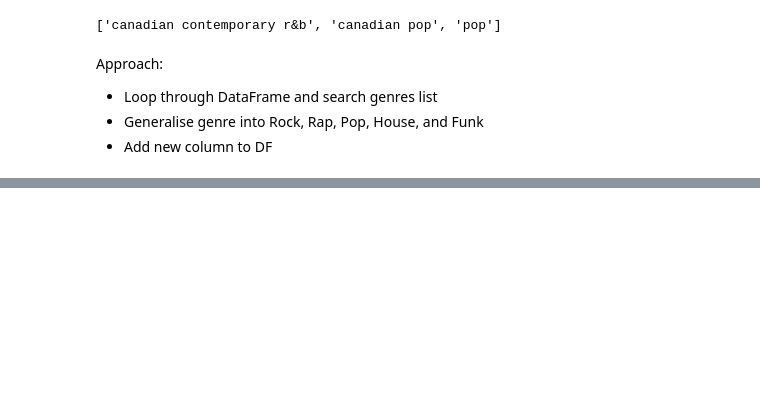
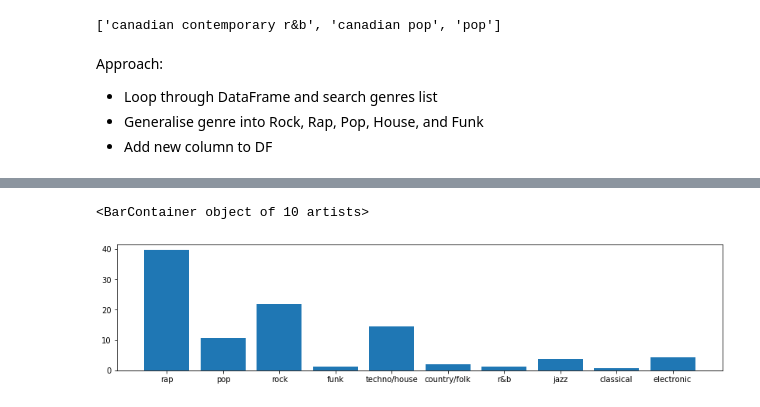
Before and after one commit to jacKlinc/spotify-usage-analysis, a Jupyter notebook: notebooks/1_spotipy_scraping_src.ipynb, the cells around one changed output, grey strips where cells are left out. Drawn from its saved outputs; the diff is of its cells as text; code cells hidden in the pictures; blank space fills up the shorter version.

Commit message:
Added Genres Plot
- Genre plotted with percent grading
- 10 genres used with basic weighting
- Refactored Nation, Age and Genres

Added all to Streamlit

```diff
--- a/notebooks/1_spotipy_scraping_src.ipynb
+++ b/notebooks/1_spotipy_scraping_src.ipynb
@@ -646,13 +661,3 @@ Approach:
 - Loop through DataFrame and search genres list
 - Generalise genre into Rock, Rap, Pop, House, and Funk
 - Add new column to DF
-# %%
-for genres in top5.genres:
-    print(genres)
-    # Init genres
-    rock=rap=pop=house=funk=0
-    for genre in genres:
-        print(genre)
-        if genre.find('rap')>0:
-            rap+=1
-print(rap)
@@ -679,0 +664,58 @@ pop
+# %%
+def get_genres(df):
+    """Pass artists df and returns graded genre dict"""
+    # Init genre values
+    rock=rap=pop=house=funk=folk=RandB=jazz=classical=electronic=0
+    # Loop over each artist
+    for genres in df.genres:
+        # Loop through artist's list of genres
+        for genre in genres:
+            if 'rap' in genre or 'hip hop' in genre:
+                rap+=1
+            elif 'pop' in genre:
+                pop+=1
+            elif 'rock' in genre:
+                rock+=1
+            elif 'funk' in genre:
+                funk+=1
+            elif 'house' in genre or 'techno' in genre:
+                house+=1
+            elif 'folk' in genre or 'country' in genre:
+                folk+=1
+            elif 'r&b' in genre or 'rhythm' in genre:
+                RandB+=1
+            elif 'jazz' in genre:
+                jazz+=1
+            elif 'classical' in genre:
+                classical+=1
+            elif 'electronic' in genre:
+                electronic+=1
+
+    # Find sum of all genres
+    total = rock+rap+pop+house+funk+folk+RandB+jazz+classical+electronic
+
+    # Pass genre and total to percent grade
+    return {
+        'rap': grade_genre(rap, total),
+        'pop': grade_genre(pop, total),
+        'rock': grade_genre(rock, total),
+        'funk': grade_genre(funk, total),
+        'techno/house': grade_genre(house, total),
+        'country/folk':grade_genre(folk, total),
+        'r&b': grade_genre(RandB, total),
+        'jazz': grade_genre(jazz, total),
+        'classical': grade_genre(classical, total),
+        'electronic': grade_genre(electronic, total)
+    }
+
+def grade_genre(genre, total):
+    """Pass genre and total of genres, returns percent graded genre"""
+    return (genre/total) * 100
+
+genres = get_genres(artists)
+
+fig, ax = plt.subplots(figsize=(14,3))
+ax.bar(genres.keys(), genres.values())
+# %% [output]
+<BarContainer object of 10 artists>
+[figure, added]
```
Also changed, not shown: parts of 8 cells of this notebook, 1 other file.
